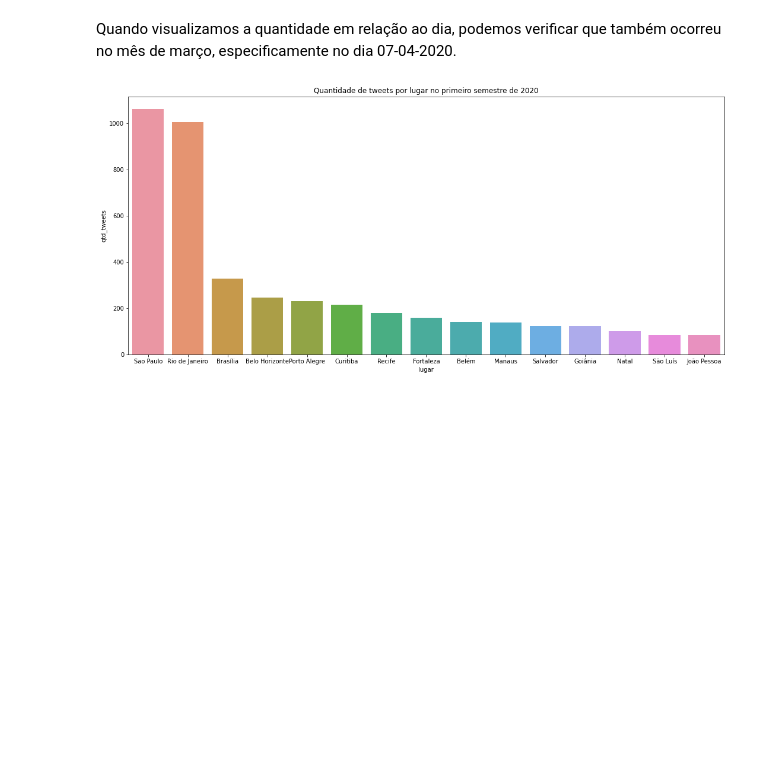
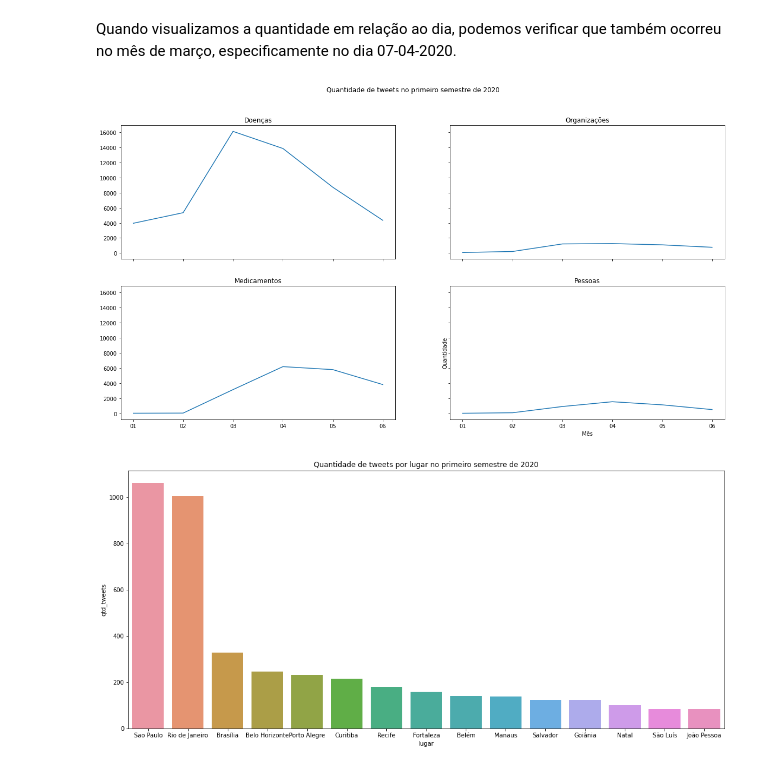
Before and after one commit to patricktapajos/covid19tweets, a Jupyter notebook: covid19_tweets.ipynb, the cells around one changed output. Saved outputs shown, nothing was run; the diff lists cells and outputs as text; code cells hidden in the pictures; blank space fills up the shorter version.

Commit message:
Implementação de gráfico de tweets ao longo do tempo (por tópicos).

```diff
--- a/covid19_tweets.ipynb
+++ b/covid19_tweets.ipynb
@@ -82,7 +82,7 @@ sw_br = stopwords.words('portuguese');
 # Adicionando algumas encontradas no dataset
 sw_br.extend(['http','https', 'né', 'vai','ser', 'pode', 'quer', 'até'])
 
-# Função para exclusão de stopwords e geração de lista com os termos encontrados
+# Método para exclusão de stopwords e geração de lista com os termos encontrados
 def gen_words(text_list):
   words = []
   for s in text_list:
@@ -92,7 +92,7 @@ def gen_words(text_list):
   words = str(words)
   return words
 
-# Função para exibir a imagem com as palavras
+# Método para exibir a imagem com as palavras
 def gen_img_word_cloud(text_list):
   wordcloud = WordCloud(width=1000, height=500, margin=0).generate(gen_words(text_list))
   plt.figure(figsize=(20, 11))
@@ -100,10 +100,15 @@ def gen_img_word_cloud(text_list):
   plt.axis('off')
   plt.margins(x=0, y=0)
 
+# Método para gerar um novo dataframe a partir de uma busca por termos em um campo de texto
 def gen_df_from_search(df, field, term):
   df_aux = df.set_index(field).filter(regex=re.compile(term, re.IGNORECASE), axis=0)
   df_aux.reset_index(inplace=True)
   return df_aux
+
+# Método para retornar um dataframe agrupado por um campo de data, retornando a saída conforme o formato informado
+def gen_group_by_data(df, date_field, format_date):
+  return df.groupby(pd.to_datetime(df[date_field]).dt.strftime(format_date))
 # %% [markdown]
 # Visão Geral dos Dados
 # %% [markdown]
@@ -279,5 +284,5 @@ duvidas_doenca
 # %%
 #Tema: Medicamento
 #Filtrando por termos que têm relação com os medicamentos citados para o tratamento da COVID-19
-duvidas_medicamento = gen_df_from_search(duvidas_db, 'pergunta','azitromicina|hidroxicloroquina|cloroquina|tratamento')
+duvidas_medicamento = gen_df_from_search(duvidas_db, 'pergunta','azitromicina|hidroxicloroquina|cloroquina|tratamento|medic')
 duvidas_medicamento
@@ -335,6 +386,30 @@ maxdf.idxmax()
 datetime.date(2020, 4, 7)
 # %% [markdown]
 Quando visualizamos a quantidade em relação ao dia, podemos verificar que também ocorreu no mês de março, especificamente no dia 07-04-2020.
+# %%
+# Quantidade de tweets por dias (sem contar a hora, minuto e segundo) - com relação aos tópicos abordados anteriormente
+fig, axs = plt.subplots(2, 2, sharex=True, sharey=True, figsize=(20,10))
+fig.suptitle('Quantidade de tweets no primeiro semestre de 2020')
+
+df_date_doencas = gen_group_by_data(duvidas_doenca, 'data', '%m')['data'].count()
+df_date_med = gen_group_by_data(duvidas_medicamento, 'data', '%m')['data'].count()
+df_date_org = gen_group_by_data(duvidas_org, 'data', '%m')['data'].count()
+df_date_pessoas = gen_group_by_data(duvidas_pessoas, 'data', '%m')['data'].count()
+
+axs[0,0].plot(df_date_doencas)
+axs[0,0].set_title('Doenças');
+axs[1,0].plot(df_date_med)
+axs[1,0].set_title('Medicamentos');
+axs[0,1].plot(df_date_org)
+axs[0,1].set_title('Organizações');
+axs[1,1].plot(df_date_pessoas)
+axs[1,1].set_title('Pessoas');
+
+plt.xlabel("Mês")
+plt.ylabel("Quantidade")
+plt.show()
+# %% [output]
+[figure, added]
 # %%
 # Quantidade de tweets por lugar
 
```
Also changed, not shown: parts of 6 cells of this notebook.
